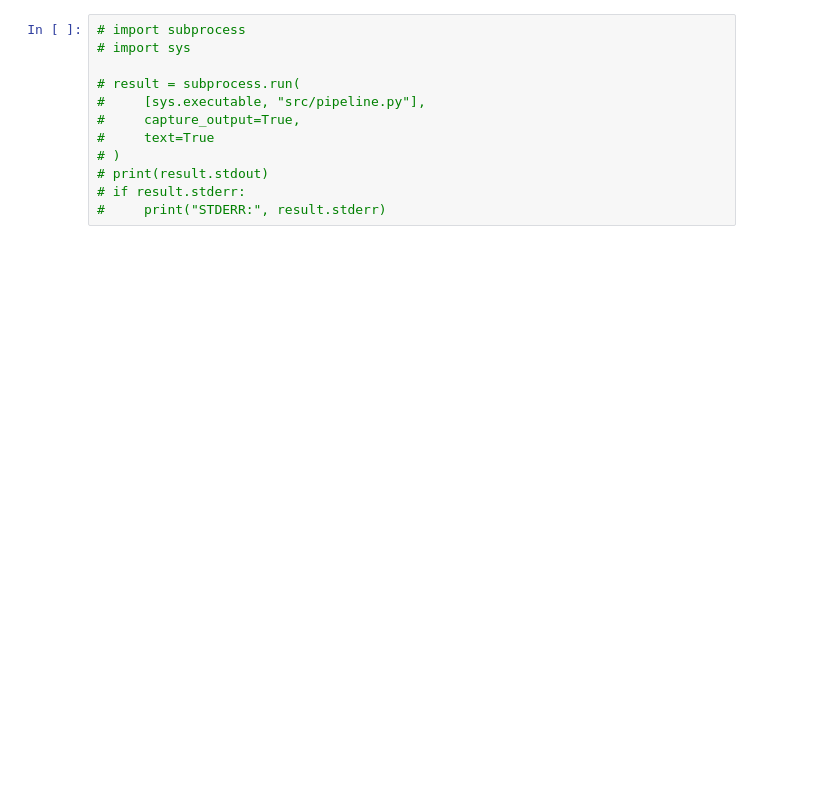
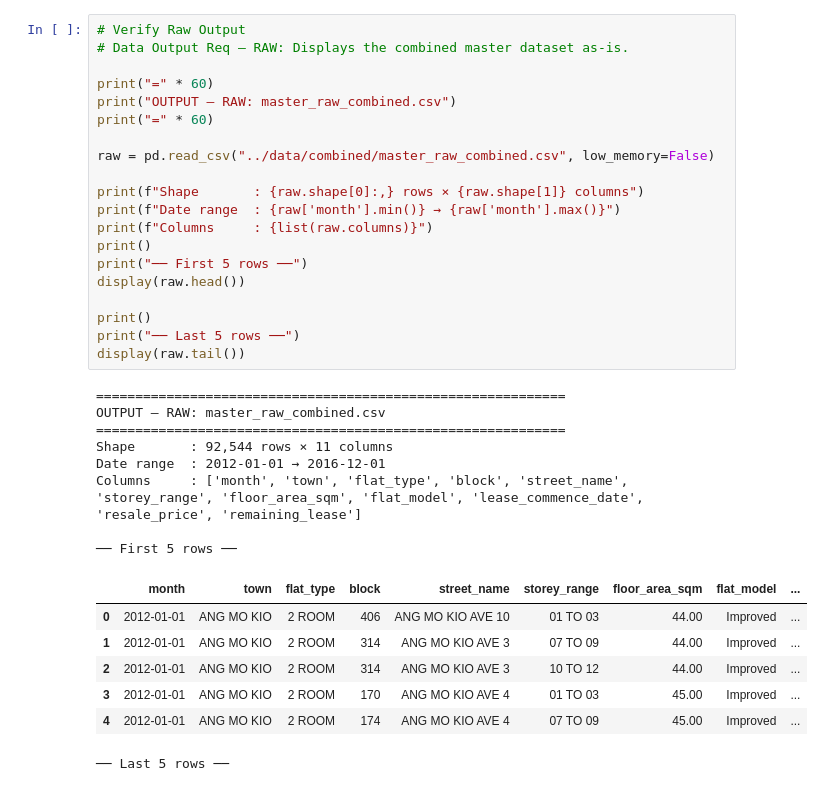
Before and after one commit to revadirevathi20-sys/hdb-resale-etl-pipeline, a Jupyter notebook: notebooks/hdb.ipynb, the cells around one changed output. Cells and saved outputs as stored; diff of their text form; blank space fills up the shorter version.

```diff
--- a/notebooks/hdb.ipynb
+++ b/notebooks/hdb.ipynb
@@ -104,12 +74,36 @@ Shape: (90475, 12)
-# %%
-# import subprocess
-# import sys
-
-# result = subprocess.run(
-#     [sys.executable, "src/pipeline.py"],
-#     capture_output=True,
-#     text=True
-# )
-# print(result.stdout)
-# if result.stderr:
-#     print("STDERR:", result.stderr)
+# %%
+# Verify Raw Output
+# Data Output Req — RAW: Displays the combined master dataset as-is.
+
+print("=" * 60)
+print("OUTPUT — RAW: master_raw_combined.csv")
+print("=" * 60)
+
+raw = pd.read_csv("../data/combined/master_raw_combined.csv", low_memory=False)
+
+print(f"Shape       : {raw.shape[0]:,} rows × {raw.shape[1]} columns")
+print(f"Date range  : {raw['month'].min()} → {raw['month'].max()}")
+print(f"Columns     : {list(raw.columns)}")
+print()
+print("── First 5 rows ──")
+display(raw.head())
+
+print()
+print("── Last 5 rows ──")
+display(raw.tail())
+# %% [output]
+============================================================
+OUTPUT — RAW: master_raw_combined.csv
+============================================================
+Shape       : 92,544 rows × 11 columns
+Date range  : 2012-01-01 → 2016-12-01
+Columns     : ['month', 'town', 'flat_type', 'block', 'street_name', 'storey_range', 'floor_area_sqm', 'flat_model', 'lease_commence_date', 'resale_price', 'remaining_lease']
+
+── First 5 rows ──
+|  | month | town | flat_type | block | street_name | storey_range | floor_area_sqm | flat_model | ... |
+| 0 | 2012-01-01 | ANG MO KIO | 2 ROOM | 406 | ANG MO KIO AVE 10 | 01 TO 03 | 44.00 | Improved | ... |
+| 1 | 2012-01-01 | ANG MO KIO | 2 ROOM | 314 | ANG MO KIO AVE 3 | 07 TO 09 | 44.00 | Improved | ... |
+| 2 | 2012-01-01 | ANG MO KIO | 2 ROOM | 314 | ANG MO KIO AVE 3 | 10 TO 12 | 44.00 | Improved | ... |
+| 3 | 2012-01-01 | ANG MO KIO | 2 ROOM | 170 | ANG MO KIO AVE 4 | 01 TO 03 | 45.00 | Improved | ... |
+| 4 | 2012-01-01 | ANG MO KIO | 2 ROOM | 174 | ANG MO KIO AVE 4 | 07 TO 09 | 45.00 | Improved | ... |
+── Last 5 rows ──
```
Also changed, not shown: parts of 17 cells of this notebook.
